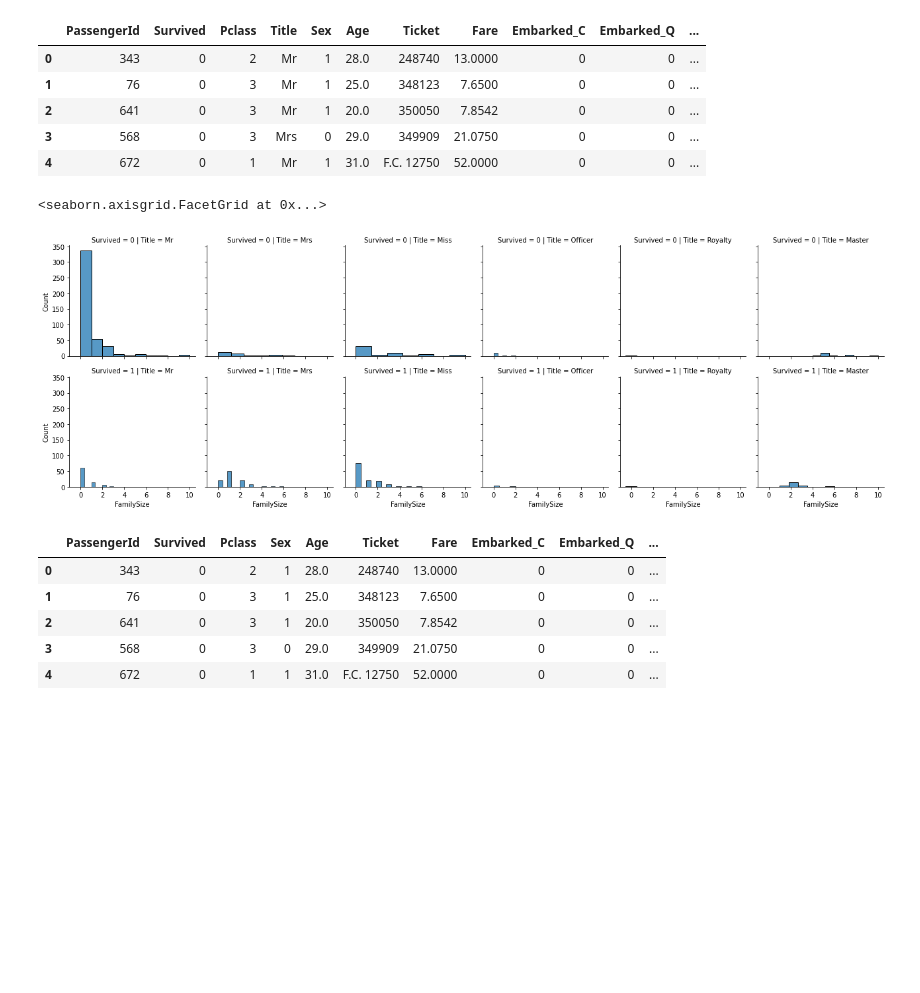
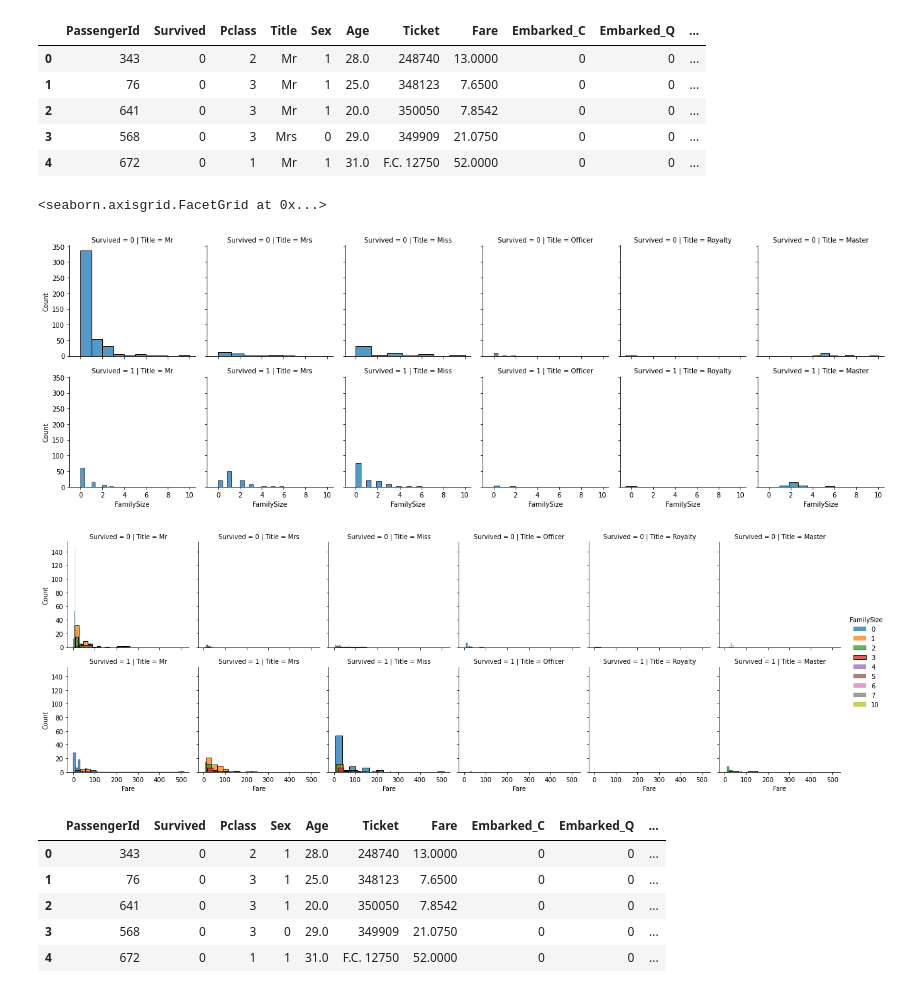
Before and after one commit to ziadhegazi/Intro-to-Artifictial-Intelligence, a Jupyter notebook: Data Visualisation/DV Checkpoint.ipynb, the cells around one changed output. Cells and saved outputs as stored; diff of their text form; code cells hidden in the pictures; blank space fills up the shorter version.

Commit message:
Added comments + improved some graphs

```diff
--- a/Data Visualisation/DV Checkpoint.ipynb
+++ b/Data Visualisation/DV Checkpoint.ipynb
@@ -239,12 +243,18 @@ new_data.head()
 | 2 | 641 | 0 | 3 | Mr | 1 | 20.0 | 350050 | 7.8542 | 0 | 0 | ... |
 | 3 | 568 | 0 | 3 | Mrs | 0 | 29.0 | 349909 | 21.0750 | 0 | 0 | ... |
 | 4 | 672 | 0 | 1 | Mr | 1 | 31.0 | F.C. 12750 | 52.0000 | 0 | 0 | ... |
-# %%
-grid = sb.FacetGrid(new_data, col="Title", row="Survived")
-grid.map(sb.histplot, "FamilySize")
-# %% [output]
-<seaborn.axisgrid.FacetGrid at 0x...>
-[figure, removed]
+# %%
+# Displaying the correlation between (Title, FamilySize and Survived) and (Title, Fare and Survived)
+grid = sb.FacetGrid(new_data, col="Title", row="Survived")
+grid.map(sb.histplot, "FamilySize")
+
+grid = sb.FacetGrid(new_data, col="Title", row="Survived", hue="FamilySize")
+grid.map(sb.histplot, "Fare")
+grid.add_legend()
+# %% [output]
+<seaborn.axisgrid.FacetGrid at 0x...>
+[figure, added]
+[figure, added]
 # %%
 new_data = pd.get_dummies(new_data, columns=["Title"])
 
```
Also changed, not shown: parts of 5 cells of this notebook.
